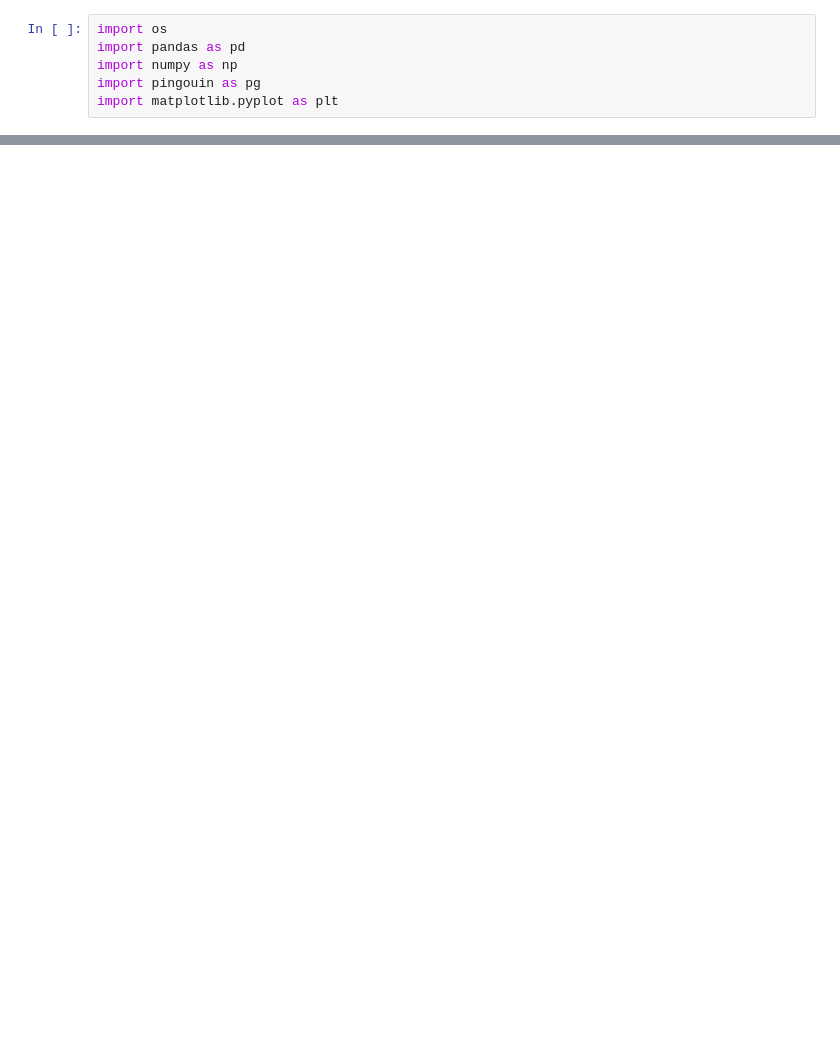
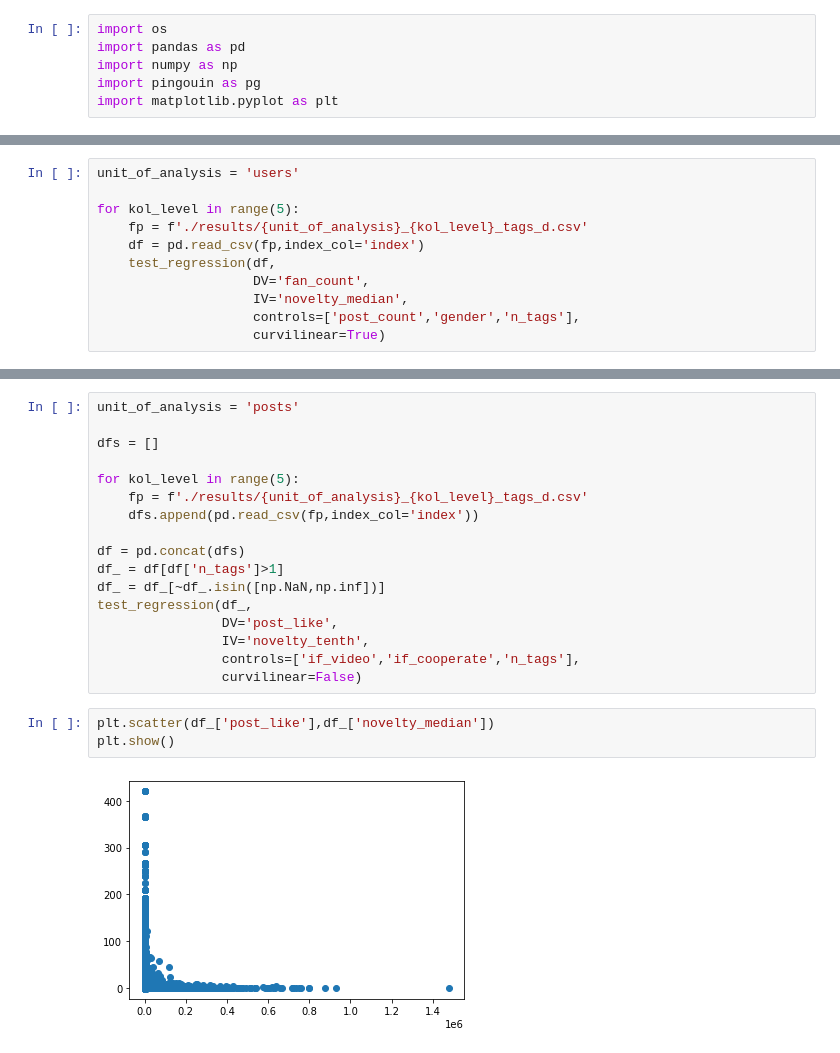
Before and after one commit to davidwdw/novelty, a Jupyter notebook: 3_duomai_analyse_results.ipynb, the cells around one changed output, grey strips where cells are left out. Drawn from its saved outputs; the diff is of its cells as text; blank space fills up the shorter version.

```diff
--- a/3_duomai_analyse_results.ipynb
+++ b/3_duomai_analyse_results.ipynb
@@ -64,0 +35,11 @@ for kol_level in range(2):
+# %%
+unit_of_analysis = 'users'
+
+for kol_level in range(5):
+    fp = f'./results/{unit_of_analysis}_{kol_level}_tags_d.csv'
+    df = pd.read_csv(fp,index_col='index')
+    test_regression(df,
+                    DV='fan_count',
+                    IV='novelty_median',
+                    controls=['post_count','gender','n_tags'],
+                    curvilinear=True)
@@ -64,0 +85,22 @@ for kol_level in range(2):
+# %%
+unit_of_analysis = 'posts'
+
+dfs = []
+
+for kol_level in range(5):
+    fp = f'./results/{unit_of_analysis}_{kol_level}_tags_d.csv'
+    dfs.append(pd.read_csv(fp,index_col='index'))
+
+df = pd.concat(dfs)
+df_ = df[df['n_tags']>1]
+df_ = df_[~df_.isin([np.NaN,np.inf])]
+test_regression(df_,
+                DV='post_like',
+                IV='novelty_tenth',
+                controls=['if_video','if_cooperate','n_tags'],
+                curvilinear=False)
+# %%
+plt.scatter(df_['post_like'],df_['novelty_median'])
+plt.show()
+# %% [output]
+[figure, added]
```
Also changed, not shown: parts of 9 cells of this notebook, 6 other files.
